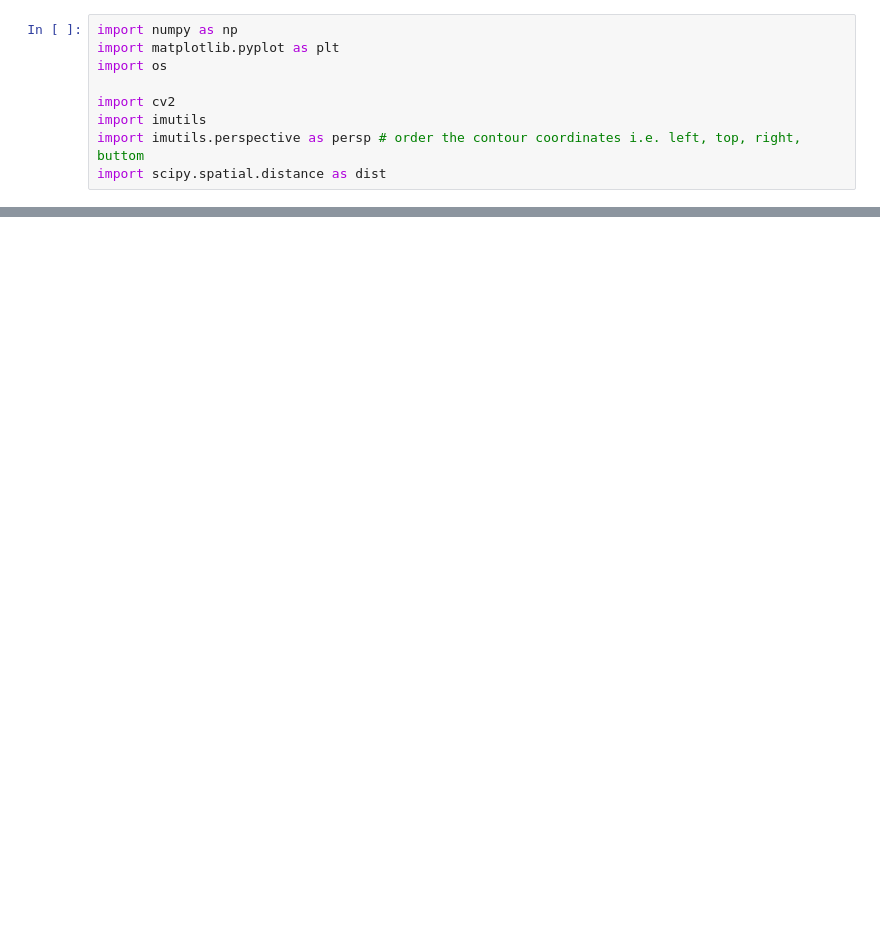
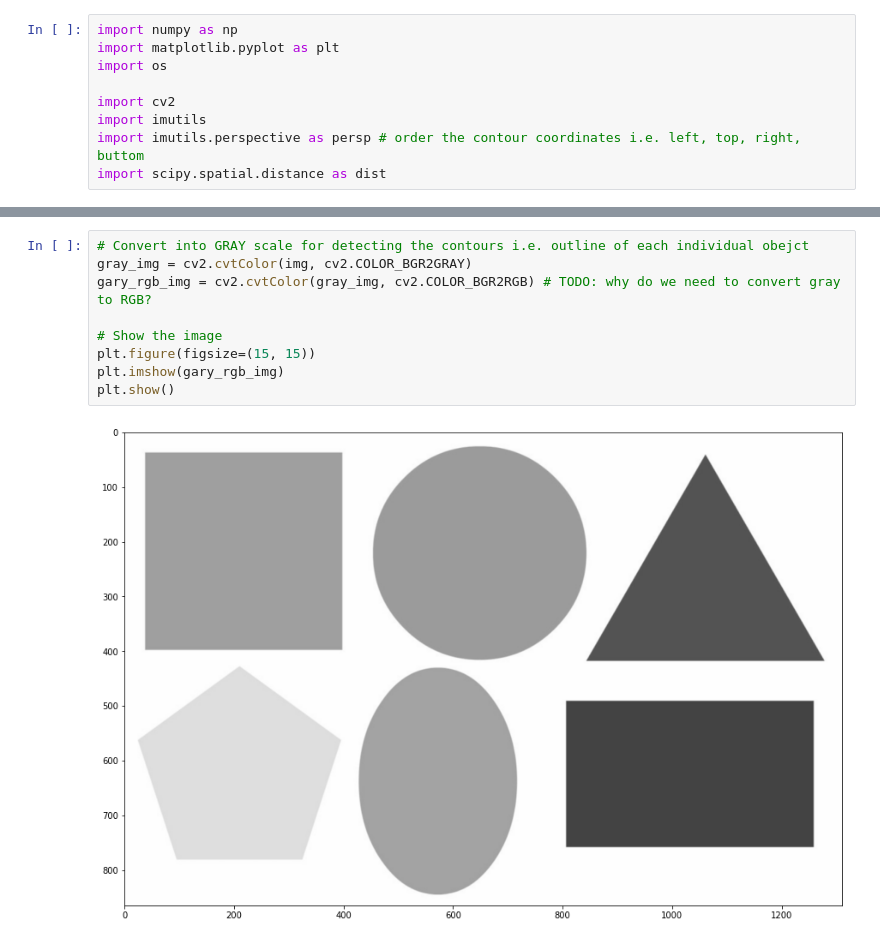
Before and after one commit to santochaoya/ICanDoJigsaw, a Jupyter notebook: research.ipynb, the cells around one changed output, grey strips where cells are left out. Drawn from its saved outputs; the diff is of its cells as text; blank space fills up the shorter version.

```diff
--- a/research.ipynb
+++ b/research.ipynb
@@ -38,0 +24,11 @@ rgb_img = cv2.cvtColor(img, cv2.COLOR_BAYER_BG2RGB)
+# %%
+# Convert into GRAY scale for detecting the contours i.e. outline of each individual obejct
+gray_img = cv2.cvtColor(img, cv2.COLOR_BGR2GRAY)
+gary_rgb_img = cv2.cvtColor(gray_img, cv2.COLOR_BGR2RGB) # TODO: why do we need to convert gray to RGB?
+
+# Show the image
+plt.figure(figsize=(15, 15))
+plt.imshow(gary_rgb_img)
+plt.show()
+# %% [output]
+[figure, added]
```
Also changed, not shown: parts of 6 cells of this notebook, 5 other files.
